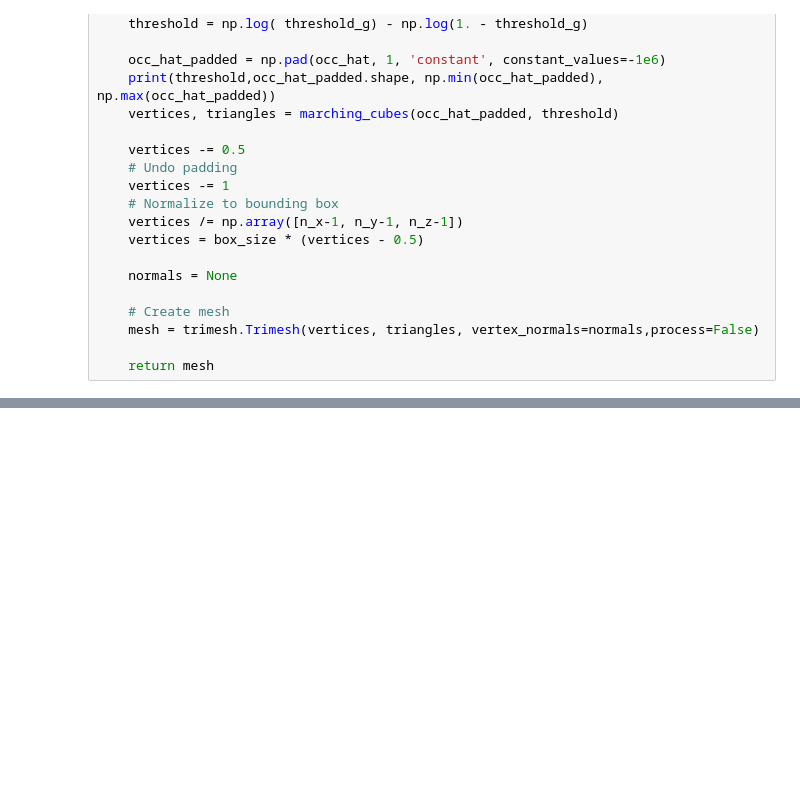
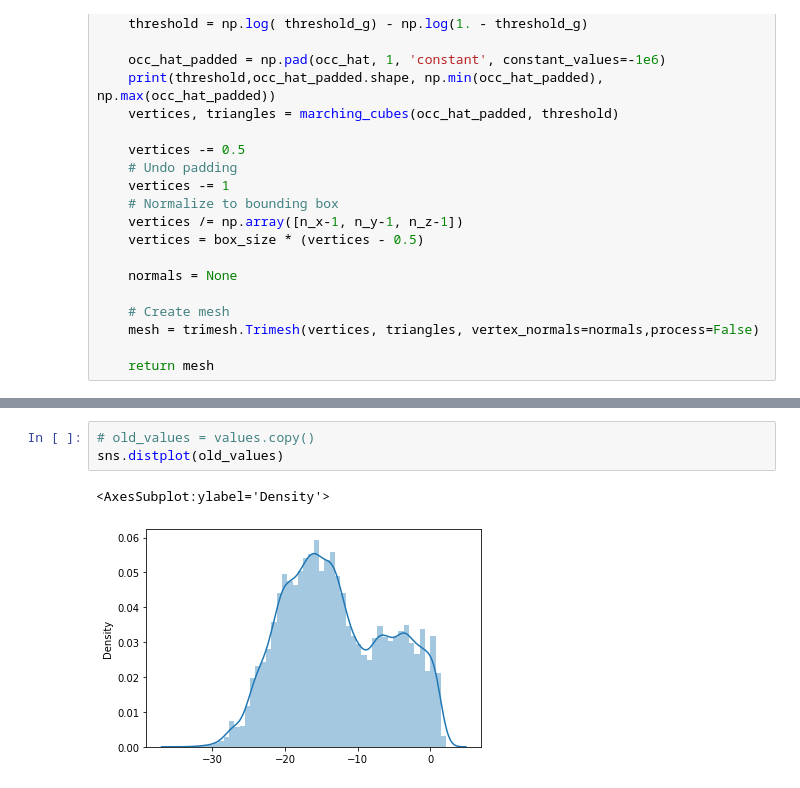
Before and after one commit to Computer-Vision-IIITH-2021/project-noisypixel, a Jupyter notebook: check_model.ipynb, the cells around one changed output, grey strips where cells are left out. Cells and saved outputs as stored; diff of their text form; blank space fills up the shorter version.

```diff
--- a/check_model.ipynb
+++ b/check_model.ipynb
@@ -191,0 +278,6 @@ torch.Size([49, 3]) torch.Size([1, 128])
+# %%
+# old_values = values.copy()
+sns.distplot(old_values)
+# %% [output]
+<AxesSubplot:ylabel='Density'>
+[figure, added]
```
Also changed, not shown: parts of 28 cells of this notebook, 5 other files.
